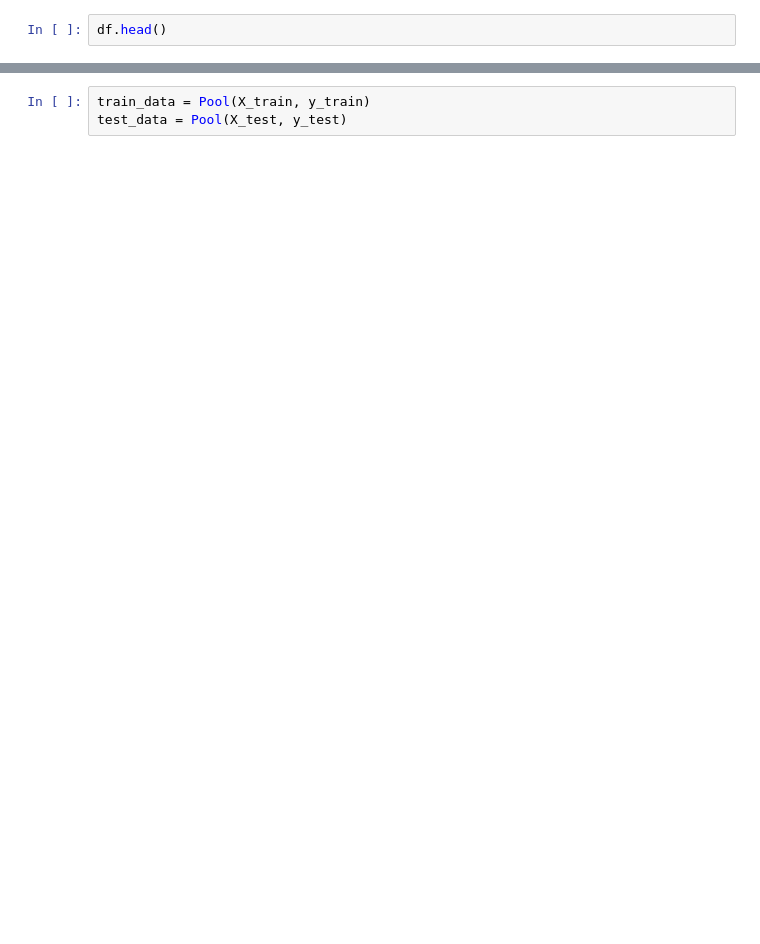
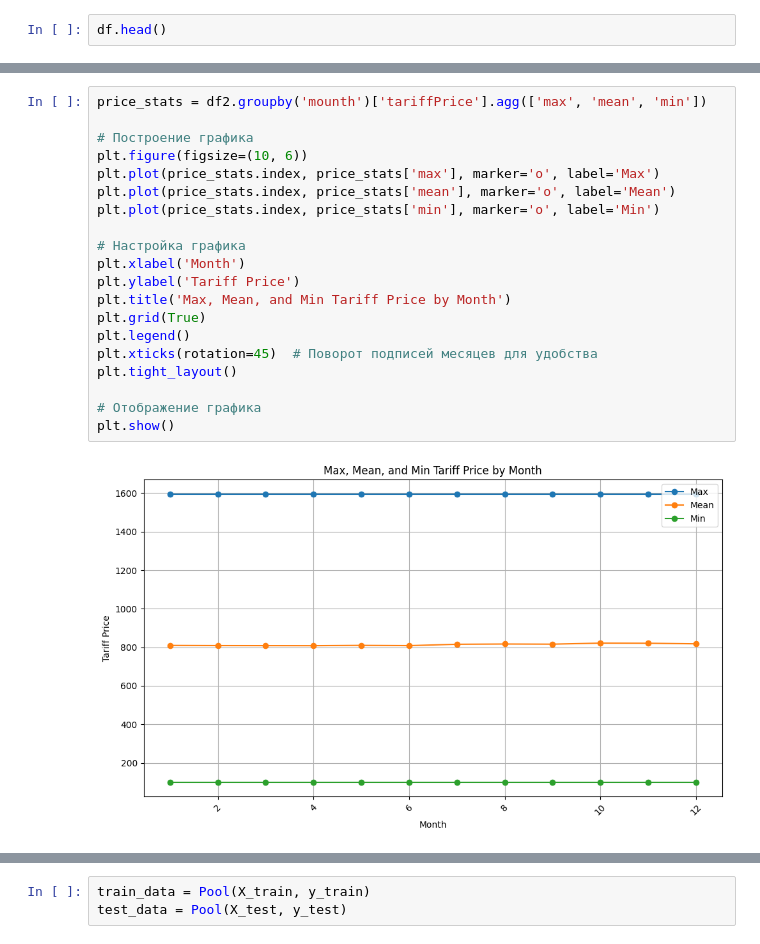
Before and after one commit to KONF1GG/ML_outflow_fridom, a Jupyter notebook: learning_machine.ipynb, the cells around one changed output, grey strips where cells are left out. Drawn from its saved outputs; the diff is of its cells as text; blank space fills up the shorter version.

```diff
--- a/learning_machine.ipynb
+++ b/learning_machine.ipynb
@@ -18,0 +133,22 @@ df.head()
+# %%
+price_stats = df2.groupby('mounth')['tariffPrice'].agg(['max', 'mean', 'min'])
+
+# Построение графика
+plt.figure(figsize=(10, 6))
+plt.plot(price_stats.index, price_stats['max'], marker='o', label='Max')
+plt.plot(price_stats.index, price_stats['mean'], marker='o', label='Mean')
+plt.plot(price_stats.index, price_stats['min'], marker='o', label='Min')
+
+# Настройка графика
+plt.xlabel('Month')
+plt.ylabel('Tariff Price')
+plt.title('Max, Mean, and Min Tariff Price by Month')
+plt.grid(True)
+plt.legend()
+plt.xticks(rotation=45)  # Поворот подписей месяцев для удобства
+plt.tight_layout()
+
+# Отображение графика
+plt.show()
+# %% [output]
+[figure, added]
```
Also changed, not shown: parts of 25 cells of this notebook, 19 other files.
